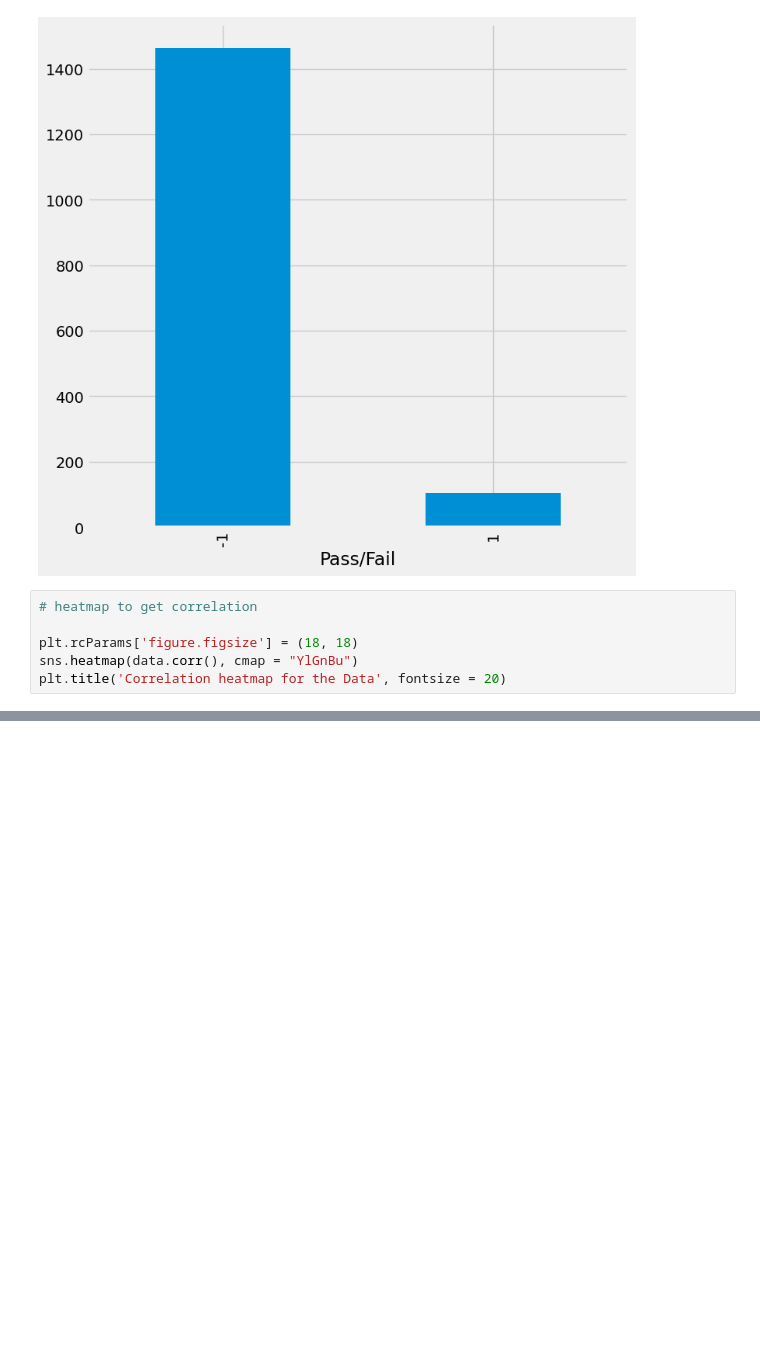
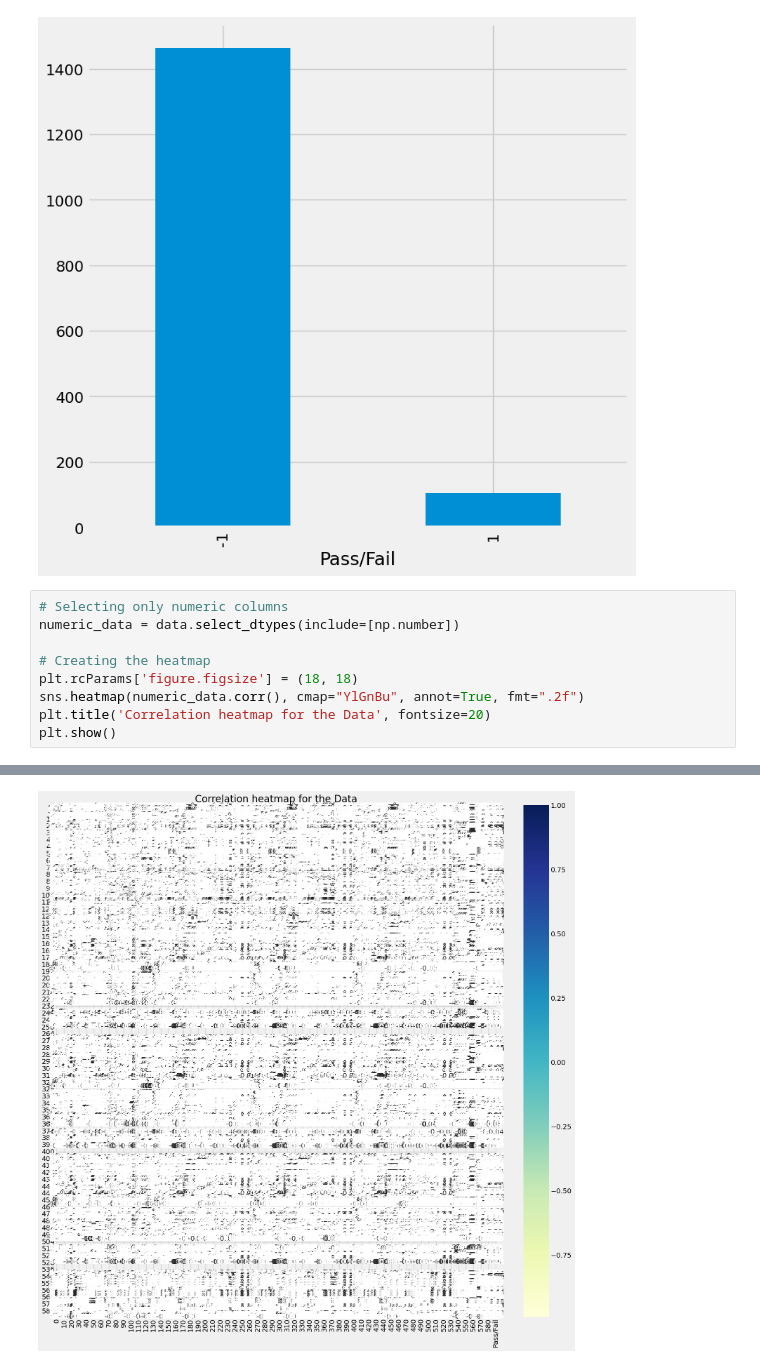
Before and after one commit to izzhamburhan/semicon-manu, a Jupyter notebook: notebook/001_clean_data.ipynb, the cells around one changed output, grey strips where cells are left out. Saved outputs shown, nothing was run; the diff lists cells and outputs as text; blank space fills up the shorter version.

```diff
--- a/notebook/001_clean_data.ipynb
+++ b/notebook/001_clean_data.ipynb
@@ -140,9 +140,12 @@ data['Pass/Fail'].value_counts().plot(kind='bar')
 <Axes: xlabel='Pass/Fail'>
 [figure]
 # %%
-# heatmap to get correlation
+# Selecting only numeric columns
+numeric_data = data.select_dtypes(include=[np.number])
 
+# Creating the heatmap
 plt.rcParams['figure.figsize'] = (18, 18)
-sns.heatmap(data.corr(), cmap = "YlGnBu")
-plt.title('Correlation heatmap for the Data', fontsize = 20)
+sns.heatmap(numeric_data.corr(), cmap="YlGnBu", annot=True, fmt=".2f")
+plt.title('Correlation heatmap for the Data', fontsize=20)
+plt.show()
 # %% [output]
@@ -149,0 +152 @@ ValueError: could not convert string to float: '2008-07-19 11:55:00'
+[figure, added]
```
Also changed, not shown: parts of 10 cells of this notebook.
